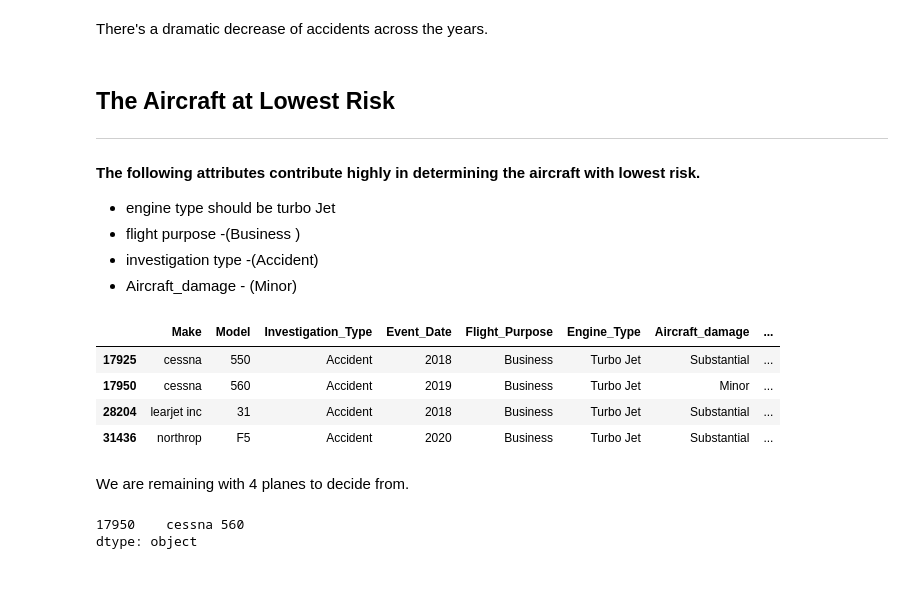
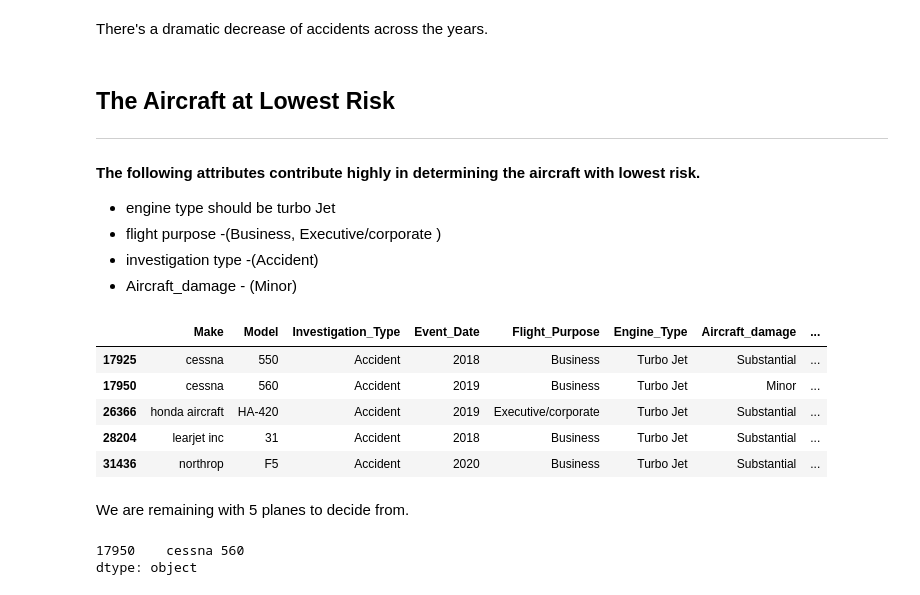
Before and after one commit to am-eric/EDA, a Jupyter notebook: EDA.ipynb, the cells around one changed output. Saved outputs shown, nothing was run; the diff lists cells and outputs as text; code cells hidden in the pictures.

```diff
--- a/EDA.ipynb
+++ b/EDA.ipynb
@@ -811,36 +749,37 @@ There's a dramatic decrease of accidents across the years.
 -----
 #### The following attributes contribute highly in determining the aircraft with lowest risk.
 - engine type should be turbo Jet
-- flight purpose -(Business )
+- flight purpose -(Business, Executive/corporate )
 - investigation type -(Accident)
 - Aircraft_damage - (Minor)
 # %%
 # group by the attributes above
 low_risk = df_new.groupby(['Make','Model', 'Investigation_Type', 'Event_Date', 'Flight_Purpose', 'Engine_Type' ,'Aircraft_damage']).size().reset_index(name='count')
 
 # filter rows to get accident only
 low_risk  = low_risk [low_risk ['Investigation_Type'] == 'Accident']
 
 # filter rows to get past 10 years
 low_risk  = low_risk [low_risk ['Event_Date'].map(lambda x: x in range(2017,2022))]
 
 # filter by Business flight purpose
-low_risk  = low_risk [low_risk ['Flight_Purpose'] == 'Business']
+low_risk  = low_risk [low_risk ['Flight_Purpose'].isin(['Business', 'Executive/corporate'])]
 
 # filter by engine type turbo jet and turbo fan
 low_risk  = low_risk [low_risk ['Engine_Type'].isin(['Turbo Jet'])]
 
 # sort by count
 low_risk  = low_risk .sort_values(by='count', ascending=False)
 low_risk
 # %% [output]
 |  | Make | Model | Investigation_Type | Event_Date | Flight_Purpose | Engine_Type | Aircraft_damage | ... |
 | 17925 | cessna | 550 | Accident | 2018 | Business | Turbo Jet | Substantial | ... |
 | 17950 | cessna | 560 | Accident | 2019 | Business | Turbo Jet | Minor | ... |
+| 26366 | honda aircraft | HA-420 | Accident | 2019 | Executive/corporate | Turbo Jet | Substantial | ... |
 | 28204 | learjet inc | 31 | Accident | 2018 | Business | Turbo Jet | Substantial | ... |
 | 31436 | northrop | F5 | Accident | 2020 | Business | Turbo Jet | Substantial | ... |
 # %% [markdown]
-We are remaining with 4 planes to decide from.
+We are remaining with 5 planes to decide from.
 # %%
 # I added aircraft damage to see whether i would get an edge.
 
```
Also changed, not shown: parts of 8 cells of this notebook.
